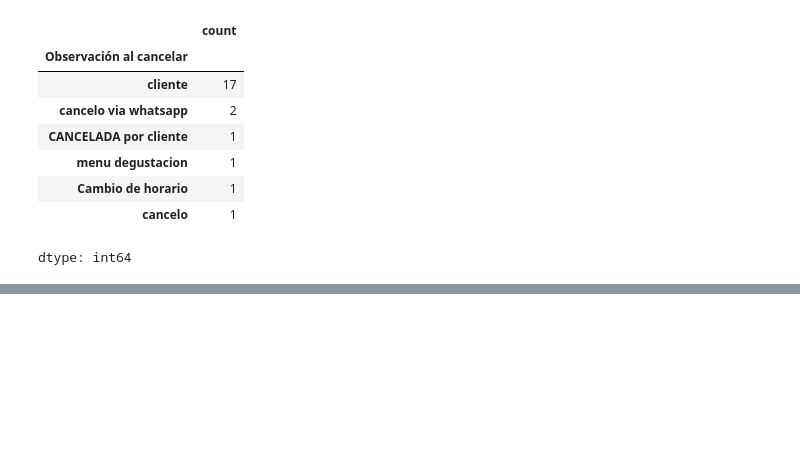
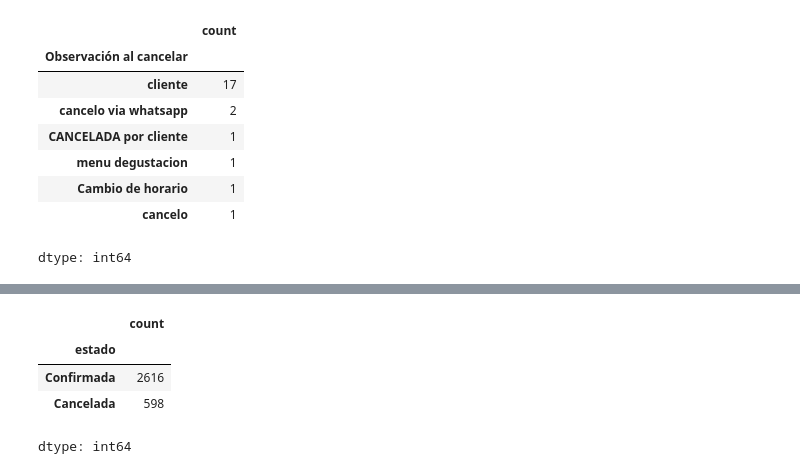
Before and after one commit to salazarcristian1014/restaurant-cancelation-project, a Jupyter notebook: notebooks/01_data_cleaning_and_optimization.ipynb, the cells around one changed output, grey strips where cells are left out. Saved outputs shown, nothing was run; the diff lists cells and outputs as text; code cells hidden in the pictures; blank space fills up the shorter version.

```diff
--- a/notebooks/01_data_cleaning_and_optimization.ipynb
+++ b/notebooks/01_data_cleaning_and_optimization.ipynb
@@ -507,0 +526,5 @@ La proxima vez que me conecte desde aqui debo repetir el mismo codigo de buscar
+# %%
+#procedemos a cambiar a estado "cancelada" todas las reservas que tienen datos en la columna de 'Observación al cancelar'
+
+df.loc[df['Observación al cancelar'].notna() , 'estado' ] = 'Cancelada'
+df['Observación al cancelar'].value_counts()
@@ -507,0 +541,16 @@ La proxima vez que me conecte desde aqui debo repetir el mismo codigo de buscar
+# %%
+#Luego de hacer la correcion en base a l fecha de cancelacion y obervacion al cancelar procedemos a cambiar el resto de reservas que
+# muestran mensaje de error a "confirmada"
+
+# Creamos la máscara de los que ya están bien
+estados_raros = df['estado'].isin(['Confirmada', 'Cancelada'])
+
+# Reemplazamos los que NO están bien (los errores) por 'Confirmada'
+df.loc[~estados_raros, 'estado'] = 'Confirmada'
+df['estado'].value_counts()
+# %% [output]
+|  | count |
+| estado |  |
+| Confirmada | 2616 |
+| Cancelada | 598 |
+dtype: int64
```
Also changed, not shown: parts of 12 cells of this notebook.
